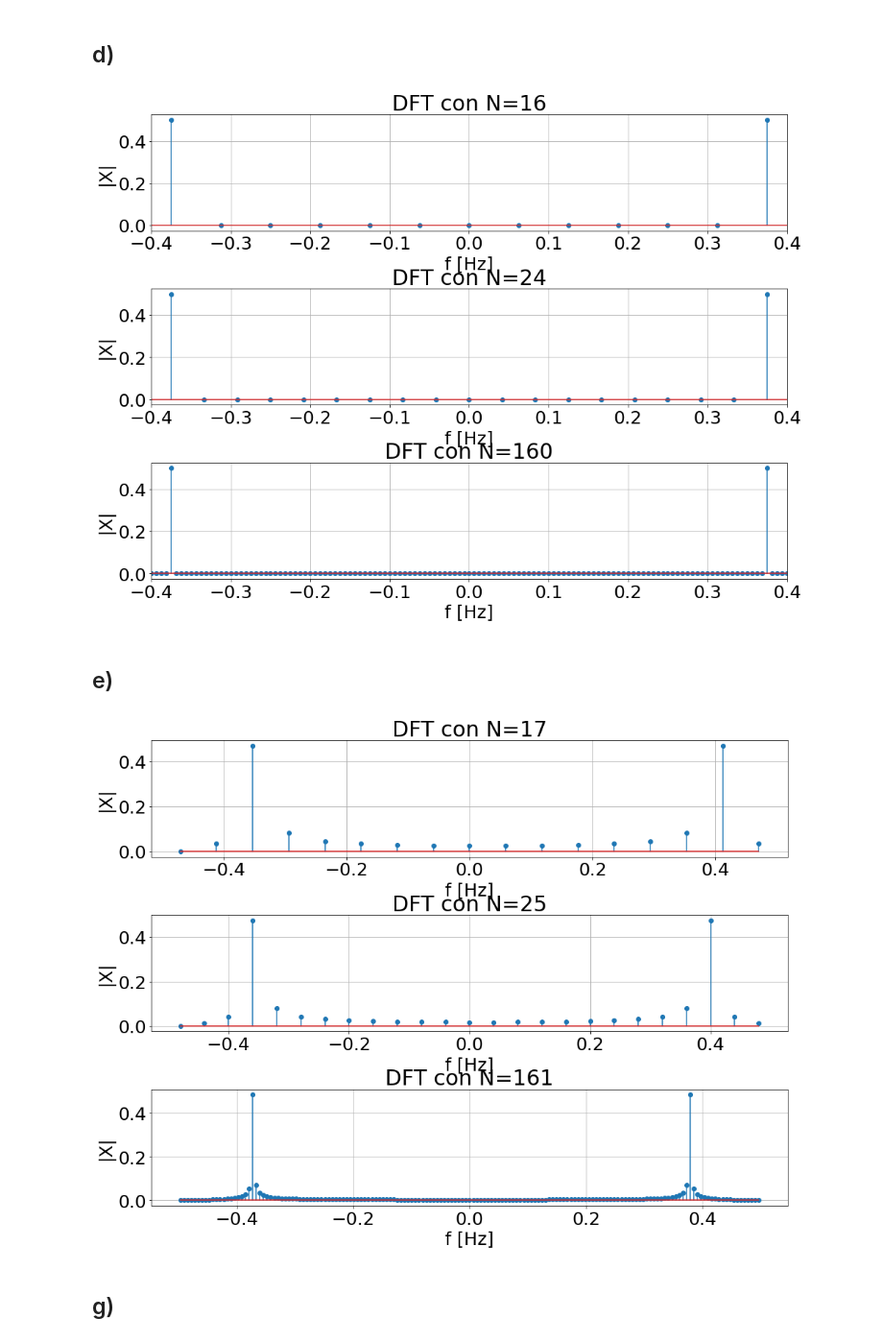
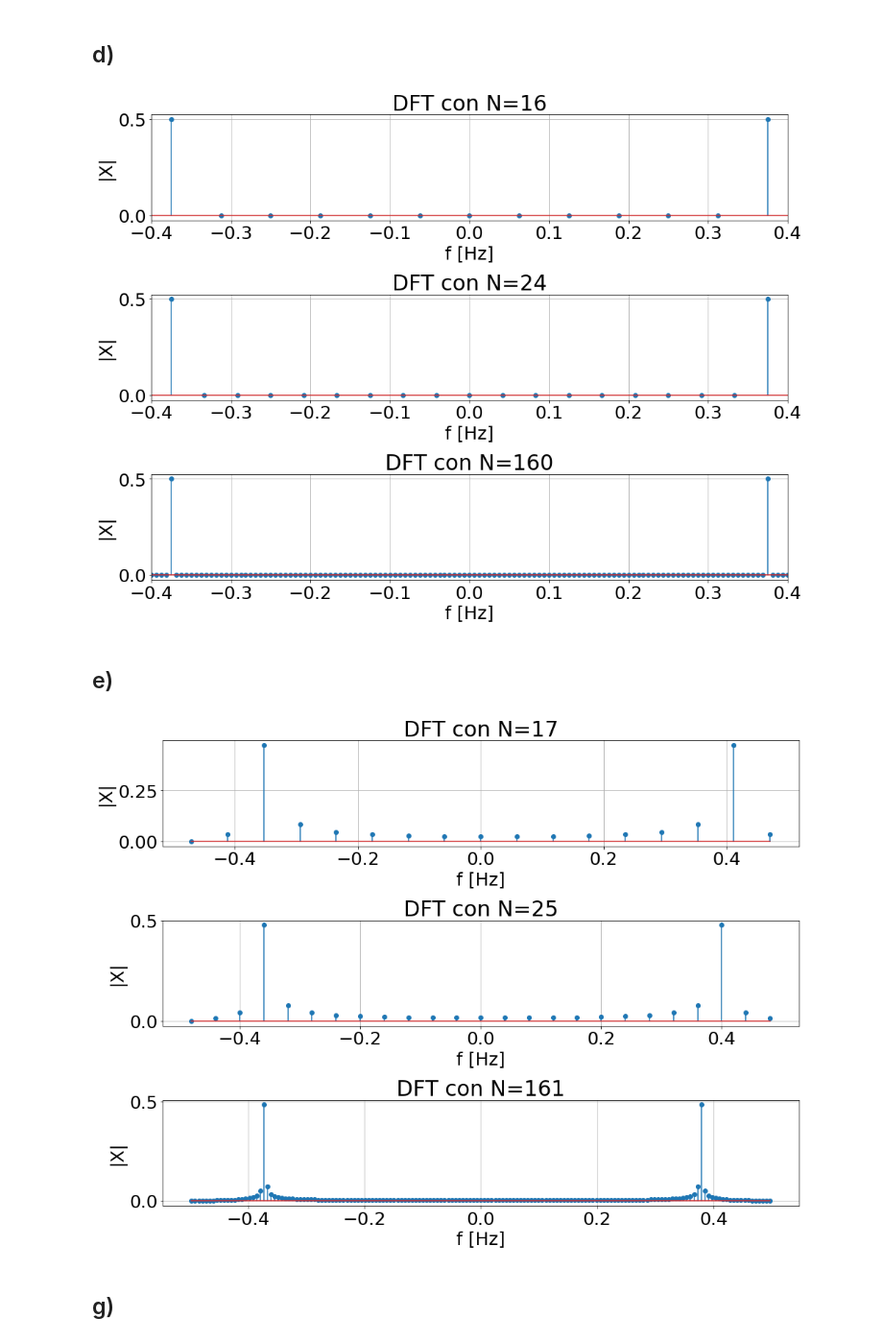
Before and after one commit to LautaroAndresSaez/Codigos_DSP, a Jupyter notebook: 01-Discreta-Periodica.ipynb, the cells around one changed output. Shown: that part at 96% size. Saved outputs shown, nothing was run; the diff lists cells and outputs as text; code cells hidden in the pictures.

Commit message:
Se arreglaron problemas de superposicion de imagenes

```diff
--- a/01-Discreta-Periodica.ipynb
+++ b/01-Discreta-Periodica.ipynb
@@ -89,7 +89,7 @@ Ns = [ 16, 24, 160 ]
 transformadas = calcular_fft( x, Ns )
 # %%
 fig = plt.figure( figsize=( 16,12 ) )
-plt.subplots_adjust( hspace=.5 )
+plt.subplots_adjust( hspace=.7 )
 axs = fig.subplots( len(Ns), 1 )
 for i in range( len(Ns) ):
     N = transformadas['Ns'][i]
@@ -102,7 +102,7 @@ for i in range( len(Ns) ):
 
 plt.savefig( './Img/punto_1_d.png' )
 # %% [output]
-[figure, old version]
+[figure, new version]
 # %% [markdown]
 ## e)
 # %%
@@ -110,18 +110,18 @@ Ns = [ 17, 25, 161 ]
 transformadas = calcular_fft( x, Ns )
 # %%
 fig = plt.figure( figsize=( 16,12 ) )
-plt.subplots_adjust( hspace=.5 )
+plt.subplots_adjust( hspace=.7 )
 axs = fig.subplots( 3, 1 )
 for i in range( 3 ):
     N = transformadas['Ns'][i]
     axs[i].stem( transformadas['freq'][i] ,np.abs(transformadas['X'][i]) )
     axs[i].set_xlabel( 'f [Hz]' )
     axs[i].grid()
     axs[i].set_title( f'DFT con N={ N }' )
     axs[i].set_ylabel( '|X|' )
 plt.savefig( './Img/punto_1_e.png' )
 # %% [output]
-[figure, old version]
+[figure, new version]
 # %% [markdown]
 ## g)
 # %%
```
Also changed, not shown: parts of 5 cells of this notebook, 8 other files.
